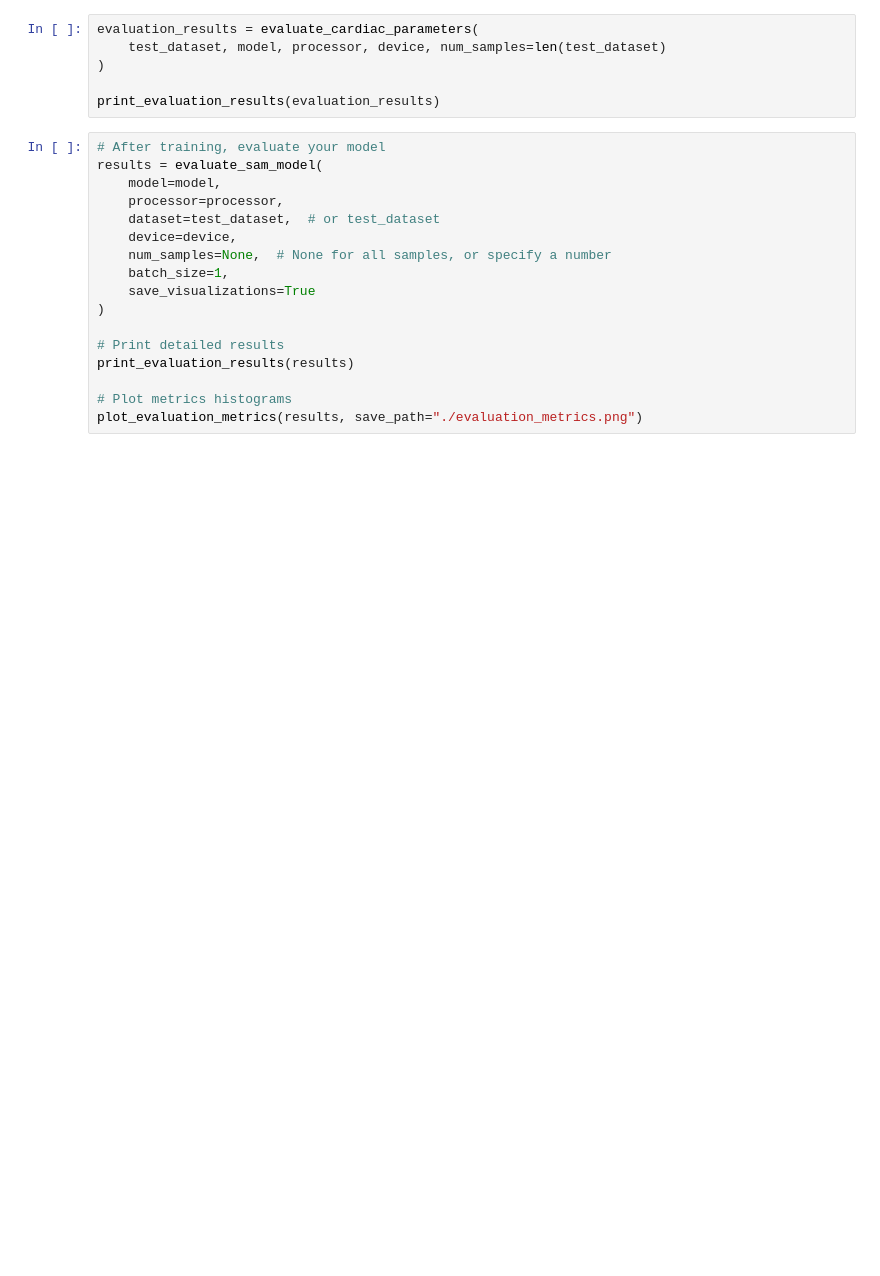
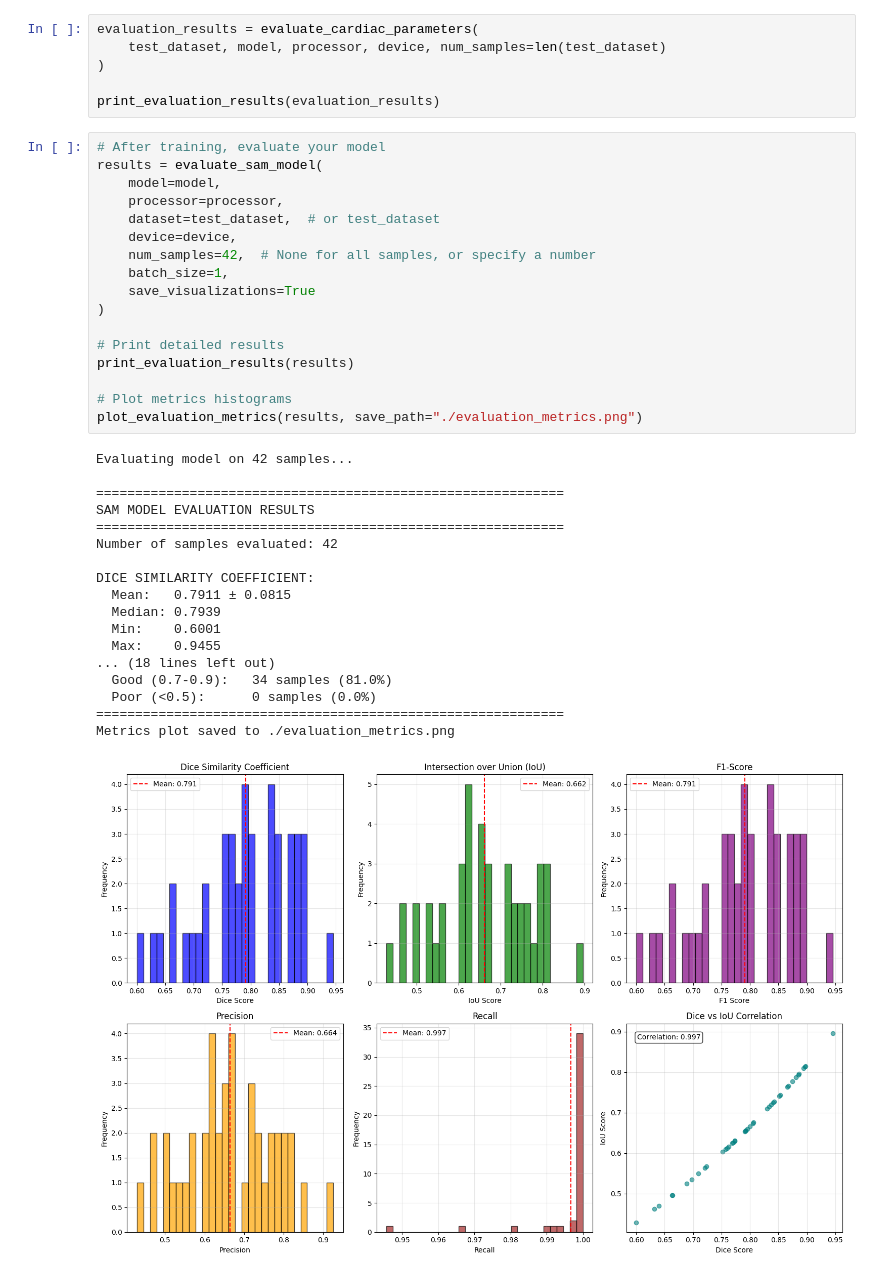
Before and after one commit to Benonsen/medivs2_project, a Jupyter notebook: medsam.ipynb, the cells around one changed output. Cells and saved outputs as stored; diff of their text form; blank space fills up the shorter version.

```diff
--- a/medsam.ipynb
+++ b/medsam.ipynb
@@ -790,17 +860,36 @@ print_evaluation_results(evaluation_results)
 # %%
 # After training, evaluate your model
 results = evaluate_sam_model(
     model=model,
     processor=processor,
     dataset=test_dataset,  # or test_dataset
     device=device,
-    num_samples=None,  # None for all samples, or specify a number
+    num_samples=42,  # None for all samples, or specify a number
     batch_size=1,
     save_visualizations=True
 )
 
 # Print detailed results
 print_evaluation_results(results)
 
 # Plot metrics histograms
 plot_evaluation_metrics(results, save_path="./evaluation_metrics.png")
+# %% [output]
+Evaluating model on 42 samples...
+
+============================================================
+SAM MODEL EVALUATION RESULTS
+============================================================
+Number of samples evaluated: 42
+
+DICE SIMILARITY COEFFICIENT:
+  Mean:   0.7911 ± 0.0815
+  Median: 0.7939
+  Min:    0.6001
+  Max:    0.9455
+... (18 lines left out)
+  Good (0.7-0.9):   34 samples (81.0%)
+  Poor (<0.5):      0 samples (0.0%)
+============================================================
+Metrics plot saved to ./evaluation_metrics.png
+[figure, added]
```
Also changed, not shown: parts of 3 cells of this notebook, 3 other files.
